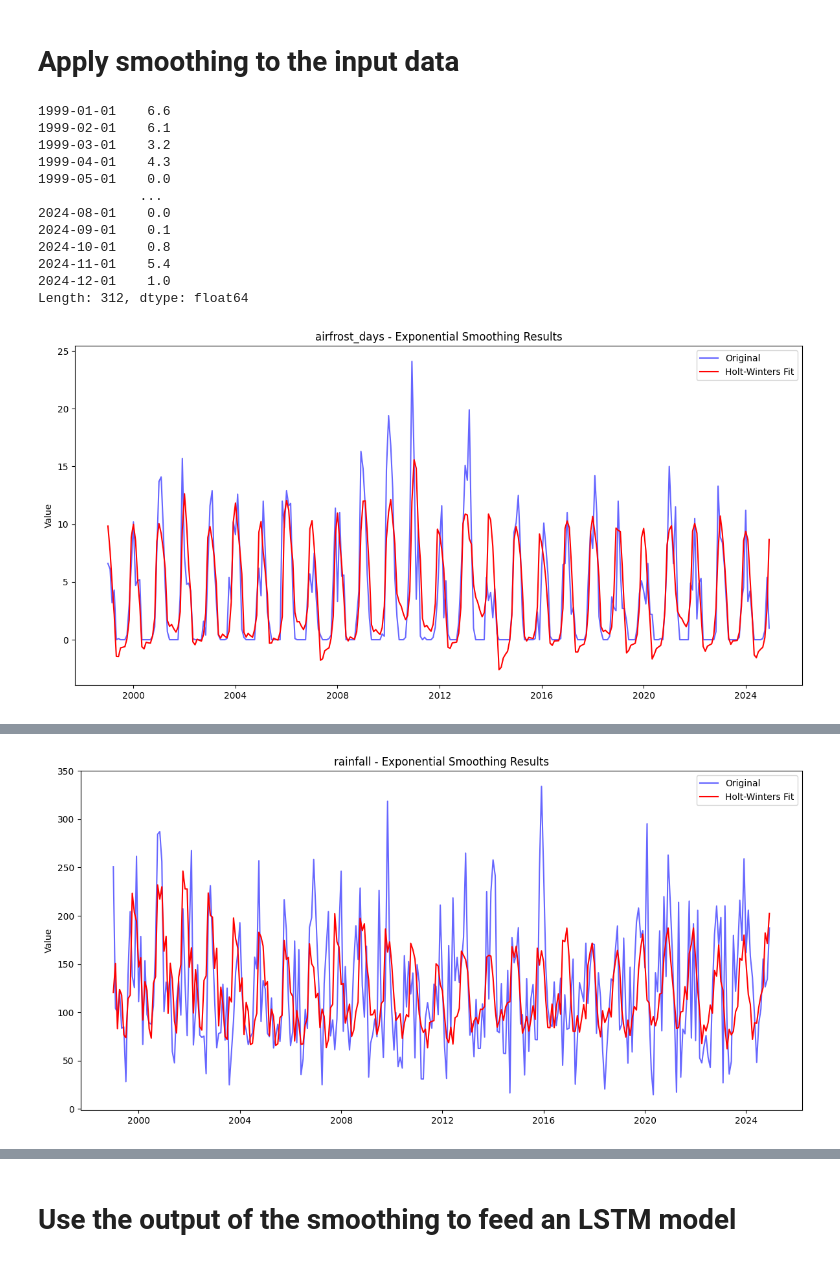
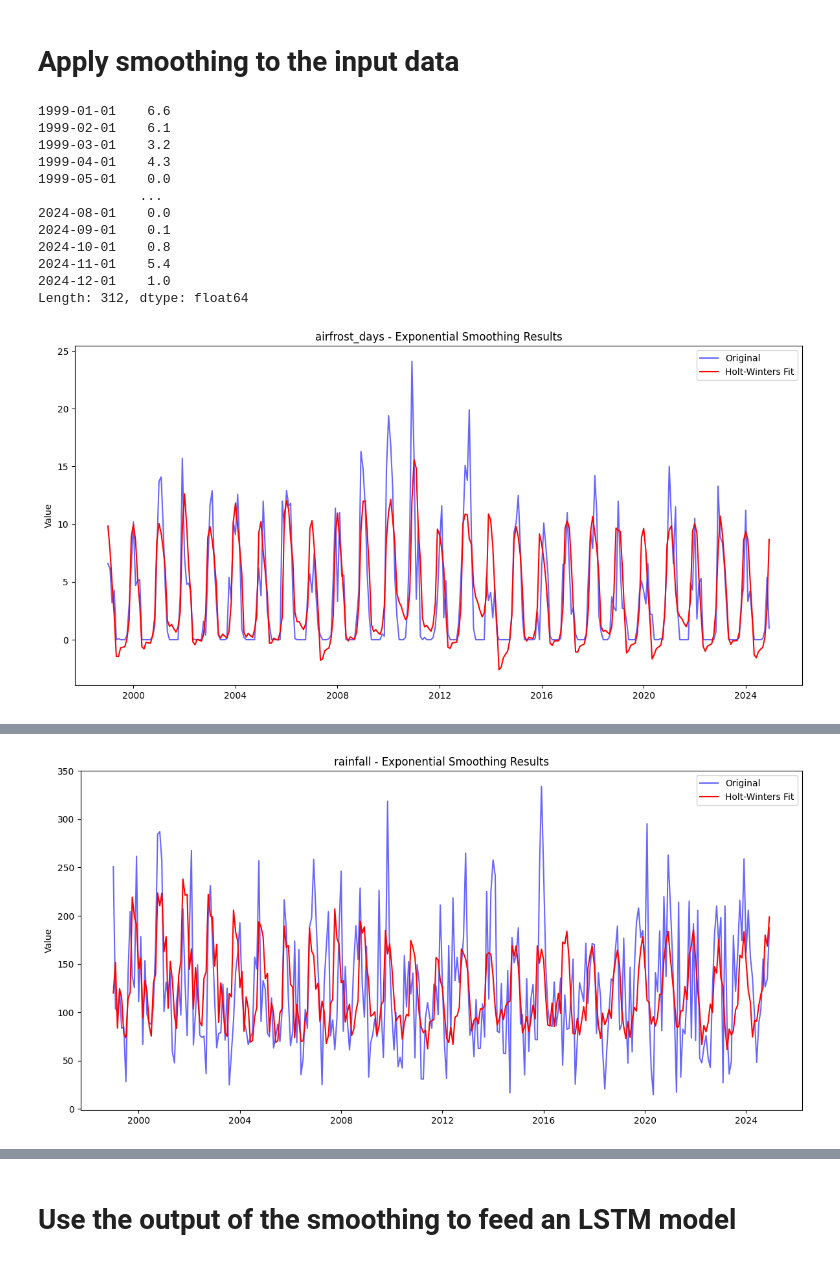
Before and after one commit to MadalinaCiolan/crop-forecast, a Jupyter notebook: code/prediction_basic.ipynb, the cells around one changed output, grey strips where cells are left out. Saved outputs shown, nothing was run; the diff lists cells and outputs as text; code cells hidden in the pictures.

```diff
--- a/code/prediction_basic.ipynb
+++ b/code/prediction_basic.ipynb
@@ -182,16 +183,40 @@ def plot_holtwinters_results(original_series, fitted_values, feature_name):
             color='red',
             linewidth=1.5)
 
-    # Format date axis
-    # ax.xaxis.set_major_locator(YearLocator(2))
-    # ax.xaxis.set_major_formatter(DateFormatter('%Y'))
-    # plt.setp(ax.get_xticklabels(), rotation=45, ha='right')
-
     ax.set_title(f'{feature_name} - Exponential Smoothing Results')
     ax.set_ylabel('Value')
     ax.legend()
     plt.tight_layout()
     plt.show()
+
+def optimize_holtwinters(series):
+    best_aic = float("inf")
+    best_params = None
+
+    # Test additive vs multiplicative seasonality
+    for seasonal in ["add", "mul"]:
+        try:
+            model = ExponentialSmoothing(
+                series,
+                trend="add",
+                seasonal=seasonal,
+                seasonal_periods=12,
+                initialization_method="heuristic"  # Better than default
+            )
+            fit = model.fit()
+            if fit.aic < best_aic:
+                best_aic = fit.aic
+                best_params = {
+                    "seasonal": seasonal,
+                    "alpha": fit.params["smoothing_level"],
+                    "beta": fit.params["smoothing_trend"],
+                    "gamma": fit.params["smoothing_seasonal"]
+                }
+        except Exception as e:
+            print(e)
+            continue
+
+    return best_params
 
 def apply_exponential_smoothing(series, feature_name):
     """Robust Holt-Winters fitting with zero handling and auto-config"""
@@ -205,21 +230,34 @@ def apply_exponential_smoothing(series, feature_name):
 
     # 2. Auto-configure model parameters
     has_zeros = (series <= 0).any()
-    seasonal = 'add' if has_zeros else 'mul'
     use_boxcox = not has_zeros  # Disable Box-Cox if zeros existed originally
 
-    # 3. Model configuration
-    model = ExponentialSmoothing(
-        adjusted_series,
-        trend='add',
-        seasonal=seasonal,
-        seasonal_periods=12,
-        use_boxcox=use_boxcox,
-        initialization_method='heuristic'
-    )
+    # Find the best smoothing parameters
+    best_params = optimize_holtwinters(adjusted_series)
 
-    # 4. Fit model
-    fit = model.fit()
+    # 3. Model configuration. Note that we treat crop production differently
+    if 'crop_production' not in feature:
+        model = ExponentialSmoothing(
+            adjusted_series,
+            trend='add',
+            seasonal=best_params["seasonal"],
+            seasonal_periods=12,
+            use_boxcox=use_boxcox,
+            initialization_method='heuristic'
+        )
+
+        # 4. Fit the model with stronger smoothing parameters (lower values)
+        fit = model.fit(smoothing_level=best_params["alpha"],  # Alpha (level smoothing)
+                        smoothing_trend=best_params["beta"],  # Beta (trend smoothing)
+                        smoothing_seasonal=best_params["gamma"])  # Gamma (seasonal smoothing)
+    else:
+        model = ExponentialSmoothing(
+            adjusted_series,
+            trend="add",  # Additive trend
+            seasonal=None,  # No seasonality detected due to uniform monthly values
+            initialization_method="estimated"
+        )
+        fit = model.fit(smoothing_level=0.25, smoothing_trend=0.35)
 
     # 5. Plot results
     plot_holtwinters_results(series, fit.fittedvalues, feature_name)
@@ -233,13 +271,12 @@ for feature, data in final_df.iterrows():
                  index=pd.to_datetime(final_df.columns, format='%b_%Y'))
     print(ts)
     feature_resulting_values = ts
-    # Only apply smoothing if it's weather data
-    if 'crop_production' not in feature:
-        result_model = apply_exponential_smoothing(ts, feature)
-        feature_resulting_values = result_model.fittedvalues
-        # Print model summary
-        print(f"\nModel Summary for {feature}:")
-        print(result_model.summary())
+    # Apply smoothing to ALL data as per suggestion from Prof Yao.
+    result_model = apply_exponential_smoothing(ts, feature)
+    feature_resulting_values = result_model.fittedvalues
+    # Print model summary
+    print(f"\nModel Summary for {feature}:")
+    print(result_model.summary())
     # Store fitted values
     fitted_values_dict[feature] = feature_resulting_values
 
@@ -272,11 +309,11 @@ Box-Cox:                          False   Time:                         17:04:40
 Box-Cox Coeff.:                    None
 =================================================================================
 ... (28 lines left out)
 2024-10-01    126.3
 2024-11-01    134.4
 2024-12-01    187.4
 Length: 312, dtype: float64
-[figure, old version]
+[figure, new version]
 Model Summary for rainfall:
                        ExponentialSmoothing Model Results
 ================================================================================
```
Also changed, not shown: parts of 7 cells of this notebook, 1 other file.
